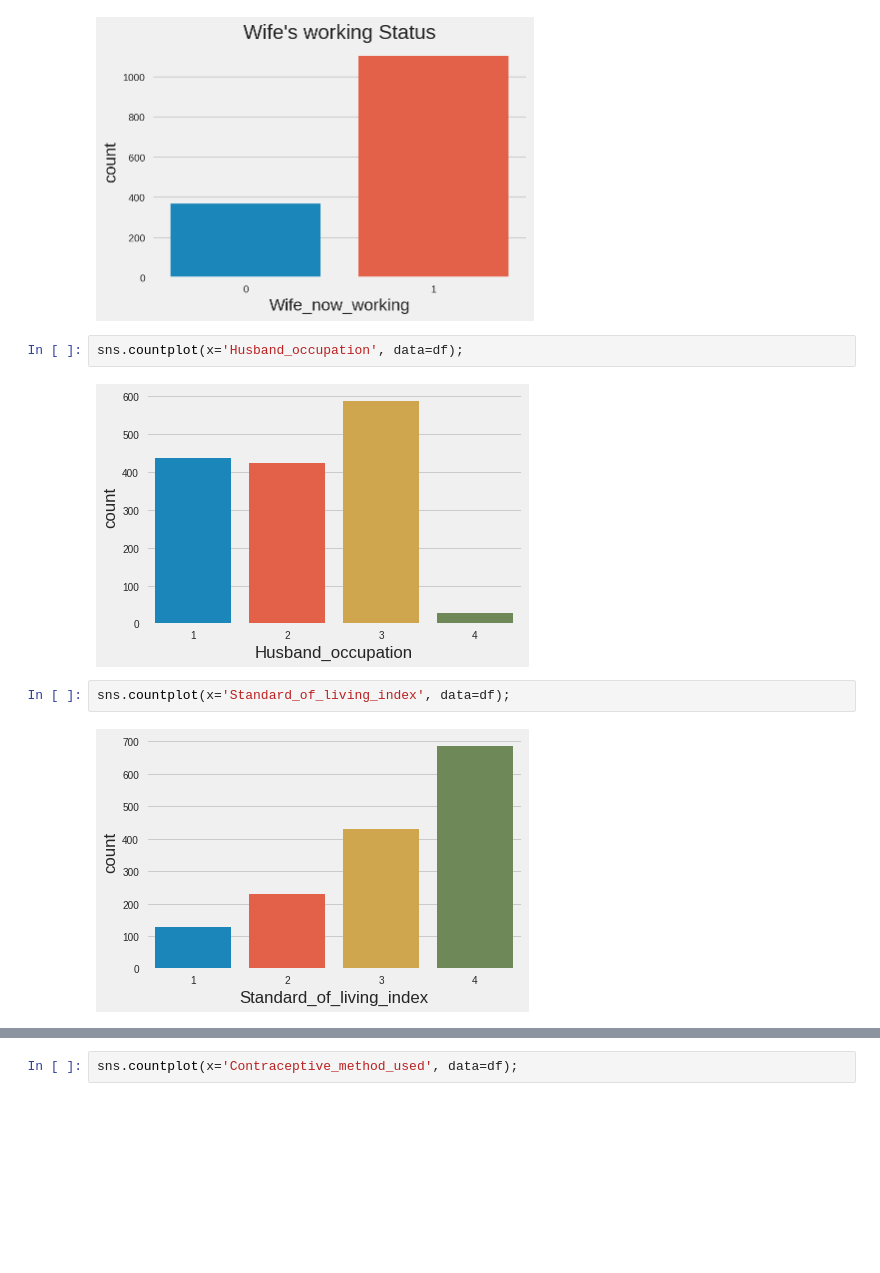
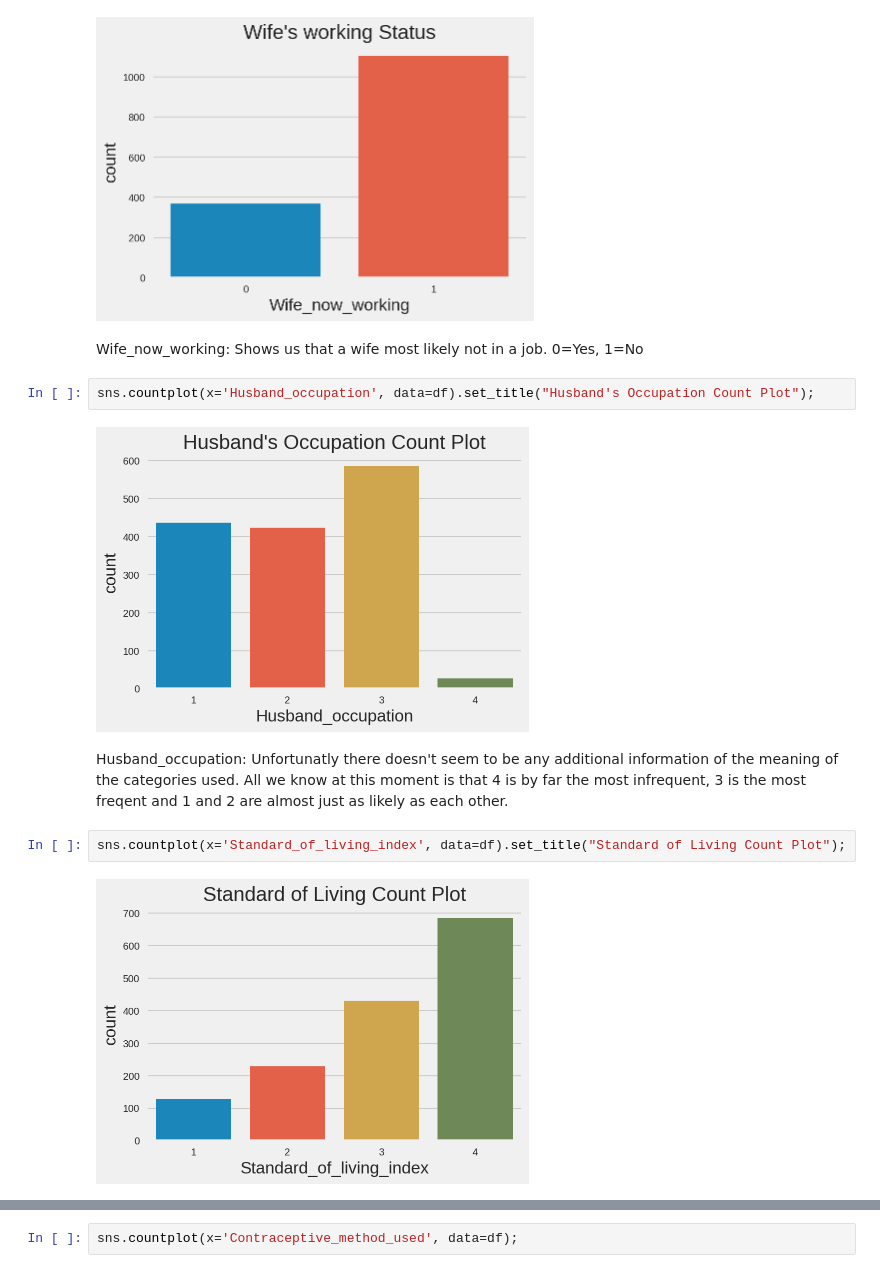
Before and after one commit to gr3ybr0w/Contraception_prediction, a Jupyter notebook: contraception.ipynb, the cells around one changed output, grey strips where cells are left out. Drawn from its saved outputs; the diff is of its cells as text; blank space fills up the shorter version.

```diff
--- a/contraception.ipynb
+++ b/contraception.ipynb
@@ -142,11 +144,15 @@ sns.countplot(x='Wife_religion', data=df).set_title("Wife's religeous Status");
 sns.countplot(x='Wife_now_working', data=df).set_title("Wife's working Status");
 # %% [output]
 [figure]
+# %% [markdown]
+Wife_now_working: Shows us that a wife most likely not in a job. 0=Yes, 1=No
 # %%
-sns.countplot(x='Husband_occupation', data=df);
+sns.countplot(x='Husband_occupation', data=df).set_title("Husband's Occupation Count Plot");
 # %% [output]
-[figure, old version]
+[figure, new version]
+# %% [markdown]
+Husband_occupation: Unfortunatly there doesn't seem to be any additional information of the meaning of the categories used. All we know at this moment is that 4 is by far the most infrequent, 3 is the most freqent and 1 and 2 are almost just as likely as each other.
 # %%
-sns.countplot(x='Standard_of_living_index', data=df);
+sns.countplot(x='Standard_of_living_index', data=df).set_title("Standard of Living Count Plot");
 # %% [output]
-[figure, old version]
+[figure, new version]
```
Also changed, not shown: parts of 5 cells of this notebook.
